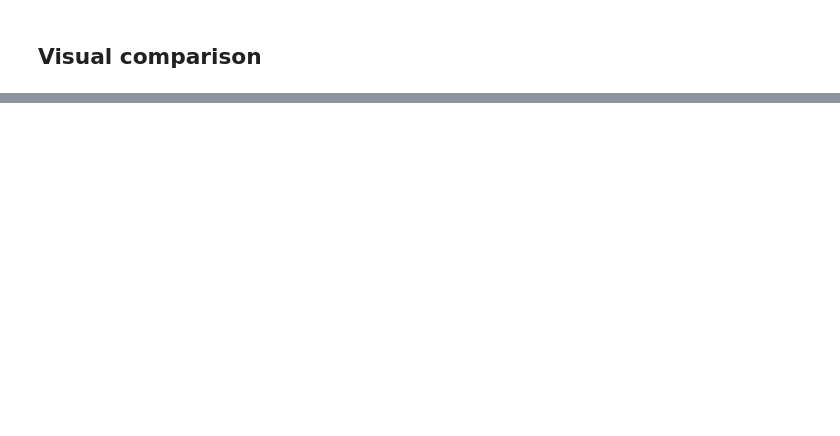
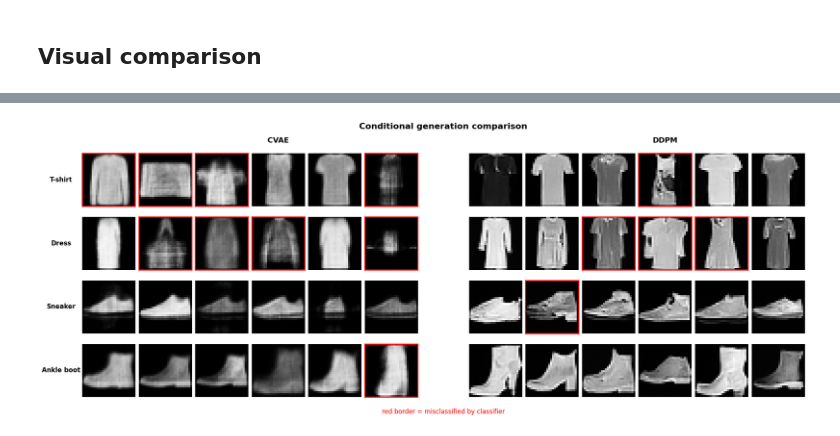
Before and after one commit to KYinXu/cvae_ddpm_image_generator, a Jupyter notebook: compare_fashion_mnist.ipynb, the cells around one changed output, grey strips where cells are left out. Drawn from its saved outputs; the diff is of its cells as text; code cells hidden in the pictures; blank space fills up the shorter version.

Commit message:
Improve figures

```diff
--- a/compare_fashion_mnist.ipynb
+++ b/compare_fashion_mnist.ipynb
@@ -392,0 +362,74 @@ plt.show()
+# %%
+from matplotlib.gridspec import GridSpec
+
+def sample_class_images(images, labels, class_idx, n, seed):
+    rng = np.random.default_rng(seed)
+    pool = images[labels == class_idx]
+    pick = rng.choice(len(pool), size=min(n, len(pool)), replace=False)
+    return pool[pick]
+
+def get_misclassified_mask(model, images, target_class_idx):
+    model.eval()
+    with torch.no_grad():
+        preds = model(images.to(device)).argmax(1).cpu()
+    return preds != target_class_idx
+
+COMPARE_CLASSES = [0, 3, 7, 9]
+SAMPLES_PER_MODEL = 6
+
+fig = plt.figure(figsize=(1.8 * SAMPLES_PER_MODEL * 2, 2.0 * len(COMPARE_CLASSES)))
+gs = GridSpec(
+    len(COMPARE_CLASSES),
+    2,
+    figure=fig,
+    wspace=0.15,
+    hspace=0.2,
+    left=0.1,
+    right=0.98,
+    top=0.88,
+    bottom=0.08,
+)
+
+for row, class_idx in enumerate(COMPARE_CLASSES):
+    cvae_samples = sample_class_images(cvae_images, cvae_labels, class_idx, SAMPLES_PER_MODEL, seed=class_idx)
+    ddpm_samples = sample_class_images(ddpm_images, ddpm_labels, class_idx, SAMPLES_PER_MODEL, seed=class_idx)
+
+    cvae_misclassified = get_misclassified_mask(classifier, cvae_samples, class_idx)
+    ddpm_misclassified = get_misclassified_mask(classifier, ddpm_samples, class_idx)
+
+    cvae_gs = gs[row, 0].subgridspec(1, SAMPLES_PER_MODEL, wspace=0.05)
+    ddpm_gs = gs[row, 1].subgridspec(1, SAMPLES_PER_MODEL, wspace=0.05)
+
+    for col in range(SAMPLES_PER_MODEL):
+        ax_cvae = fig.add_subplot(cvae_gs[0, col])
+        ax_cvae.imshow(cvae_samples[col, 0], cmap="gray", vmin=0, vmax=1)
+        ax_cvae.set_xticks([])
+        ax_cvae.set_yticks([])
+        for spine in ax_cvae.spines.values():
+            spine.set_visible(cvae_misclassified[col])
+            if cvae_misclassified[col]:
+                spine.set_color("red")
+                spine.set_linewidth(2)
+
+        ax_ddpm = fig.add_subplot(ddpm_gs[0, col])
+        ax_ddpm.imshow(ddpm_samples[col, 0], cmap="gray", vmin=0, vmax=1)
+        ax_ddpm.set_xticks([])
+        ax_ddpm.set_yticks([])
+        for spine in ax_ddpm.spines.values():
+            spine.set_visible(ddpm_misclassified[col])
+            if ddpm_misclassified[col]:
+                spine.set_color("red")
+                spine.set_linewidth(2)
+
+        if row == 0 and col == SAMPLES_PER_MODEL // 2:
+            ax_cvae.set_title("CVAE", fontsize=14, fontweight="bold", pad=20)
+            ax_ddpm.set_title("DDPM", fontsize=14, fontweight="bold", pad=20)
+
+        if col == 0:
+            ax_cvae.set_ylabel(CLASS_NAMES[class_idx], fontsize=12, fontweight="bold", rotation=0, labelpad=40, va="center")
+
+fig.suptitle("Conditional generation comparison", fontsize=16, x=0.54, y=0.98, fontweight="bold")
+fig.text(0.54, 0.02, "red border = misclassified by classifier", ha="center", va="bottom", fontsize=12, color="red")
+plt.show()
+# %% [output]
+[figure, added]
```
Also changed, not shown: parts of 3 cells of this notebook.
